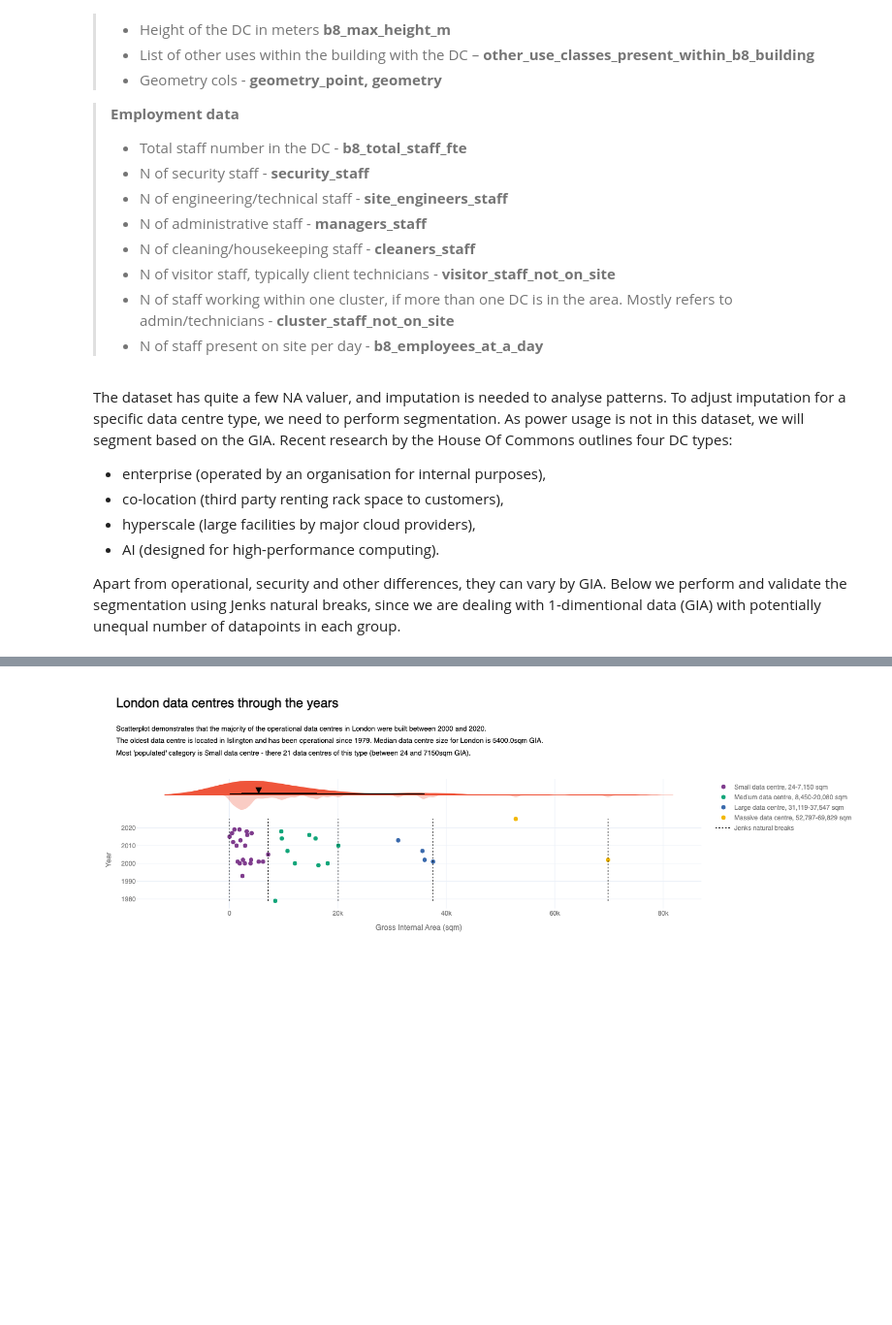
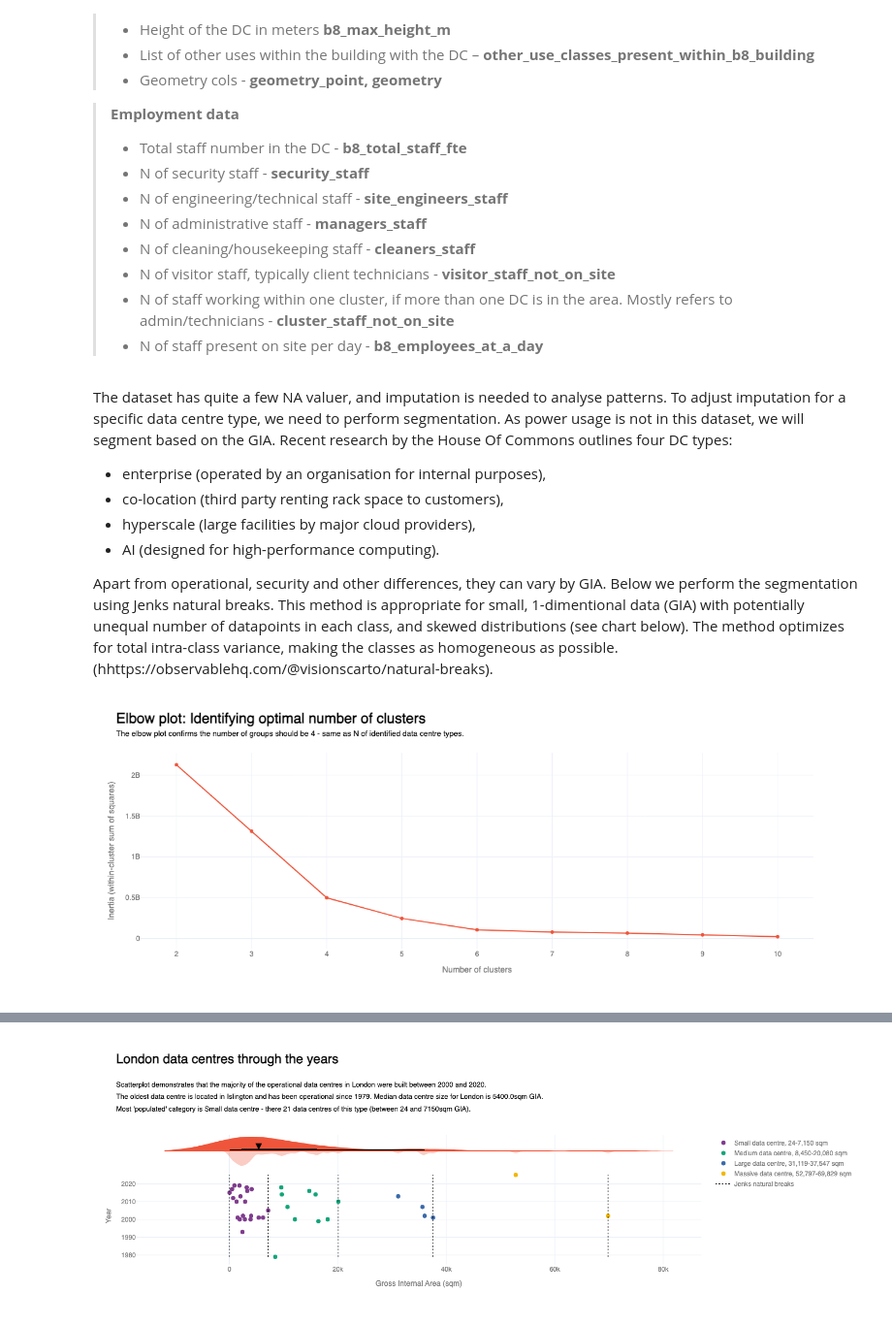
Before and after one commit to a-saveleva/casa0007_project, a Jupyter notebook: CASA0007_project.ipynb, the cells around one changed output, grey strips where cells are left out. Shown at 97% size. Drawn from its saved outputs; the diff is of its cells as text; code cells hidden in the pictures; blank space fills up the shorter version.

Commit message:
elbow plot+finished jenks

```diff
--- a/CASA0007_project.ipynb
+++ b/CASA0007_project.ipynb
@@ -222,26 +231,65 @@ The dataset has quite a few NA valuer, and imputation is needed to analyse patte
 - hyperscale (large facilities by major cloud providers),
 - AI (designed for high-performance computing).
 
-Apart from operational, security and other differences, they can vary by GIA. Below we perform and validate the segmentation using Jenks natural breaks, since we are dealing with 1-dimentional data (GIA) with potentially unequal number of datapoints in each group.
+Apart from operational, security and other differences, they can vary by GIA. Below we perform the segmentation using Jenks natural breaks. This method is appropriate for small, 1-dimentional data (GIA) with potentially unequal number of datapoints in each class, and skewed distributions (see chart below). The method optimizes for total intra-class variance, making the classes as homogeneous as possible. (hhttps://observablehq.com/@visionscarto/natural-breaks).
 # %%
 # ____________________________________________________________________________________________________________
-# The dataset has a lot of NA values, and it will present an obstacle for clustering.
-# My solution is to follow a stepwise approach to this study, and fill the NA where appropriate, once the basis for this is determined.
 # Step 1 - Segment the data by size using Jenks natural breaks, because our data can have unequal number of datapoints in each group
 # https://pbpython.com/natural-breaks.html
 #________________________________________________________________________________________________________________________________________________________
-data_sizes_no_na = data_ldn_exstg.dropna(subset=["b8_gia_sqm"]) #taking a non-null subset
+data_sizes_no_na = data_ldn_exstg.dropna(subset=["b8_gia_sqm"])
 
-sizes_col = data_sizes_no_na["b8_gia_sqm"].values #taking a non-null subset
-breaks = jenkspy.jenks_breaks(sizes_col, n_classes=4) #taking 4 classes to match existing domain knowledge - number of DC types
-sizes_ful_col = data_ldn_exstg["b8_gia_sqm"].values #now taking a full column
+# ___________________________________________________________________________________________________________
+# elbow plot
+#____________________________________________________________________________________________________________
 
-gia_labels = ["Small", "Medium", "Large", "Massive"]
+X = data_sizes_no_na[["b8_gia_sqm"]]  # must be 2D
+inertias = []
+k_values = list(range(2, 11))  # try k = 2 to 10
 
-#creating a new column to code in gia group
-data_ldn_exstg["B8_gia_group"] = pd.cut(
-    data_ldn_exstg["b8_gia_sqm"],
-    bins=breaks,
-    labels=gia_labels,
-    include_lowest=True
+for k in k_values:
+    kmeans = KMeans(n_clusters=k,random_state=42,n_init="auto")
+    kmeans.fit(X)
+    inertias.append(kmeans.inertia_)
+
+fig = go.Figure()
+fig.add_trace(go.Scatter(x=k_values,y=inertias,mode="lines+markers",name="Inertia",
+    line=dict(color=px.colors.qualitative.Plotly[1]),
+    marker=dict(color=px.colors.qualitative.Plotly[1]))
+             )
+fig.update_layout(
+    width=1000,
+    height=500,
+    template="plotly_white",
+    title=dict(
+        text=(
+            f"<span style='font-size:24px; font-weight:bold; color:{notes_colour}; display:block; margin-bottom:2px;'>"
+            "Elbow plot: Identifying optimal number of clusters"
+            "</span><br>"
+            f"<span style='font-size:13px; font-weight:300; color:{notes_colour}; display:block; margin-bottom:0px;'>"
+            "The elbow plot confirms the number of groups should be 4 - same as N of identified data centre types."
+            "</span><br>"
+        ),
+        x=0.03,xanchor="left",
+        y=0.92,yanchor="top",
+    ),
+    margin=dict(t=90),
+    legend=dict(font=dict(color=labels_colour)),
+    xaxis_title="Number of clusters",
+    yaxis_title="Inertia (within-cluster sum of squares)",
 )
+
+# Axis labels
+fig.update_xaxes(
+    title_font=dict(color=labels_colour),
+    tickfont=dict(color=labels_colour)
+)
+
+fig.update_yaxes(
+    title_font=dict(color=labels_colour),
+    tickfont=dict(color=labels_colour)
+)
+
+fig.show()
+# %% [output]
+[figure, added]
```
Also changed, not shown: parts of 7 cells of this notebook, 6 other files.
